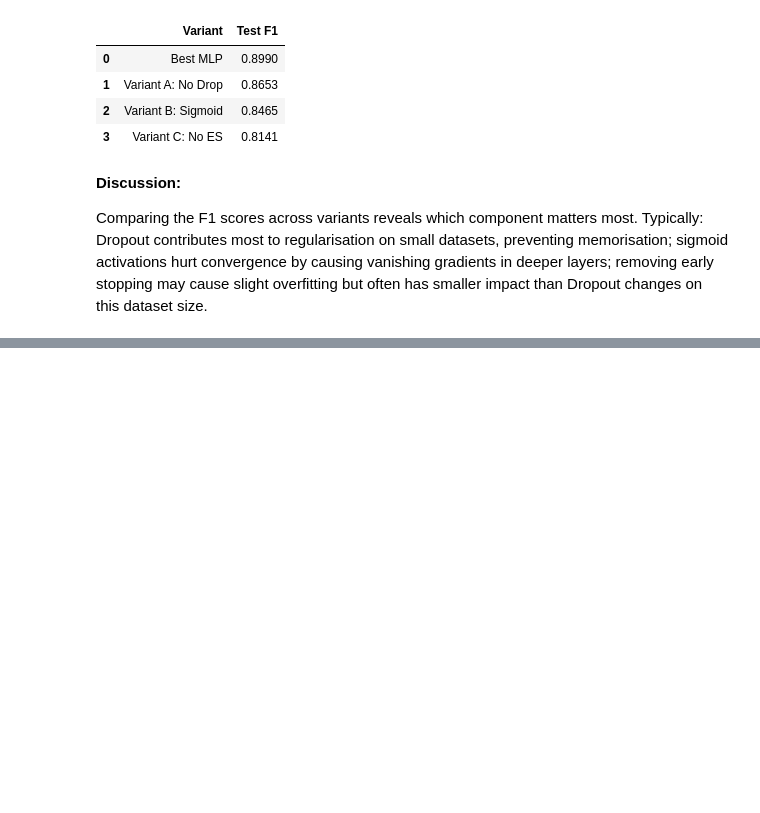
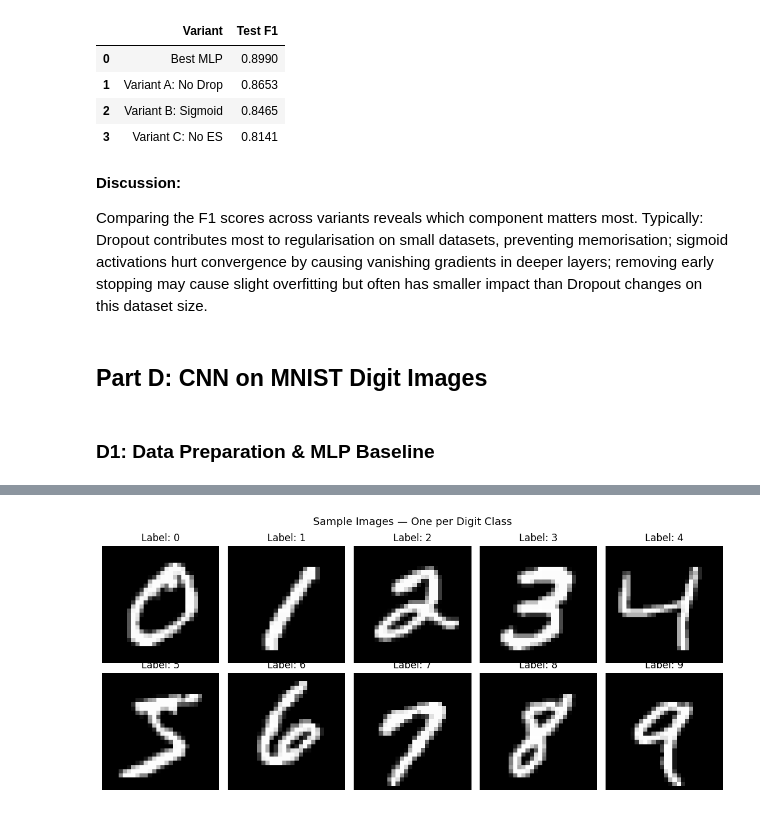
Before and after one commit to Ishmal-fa/cardioai-heart-disease-ml-pipeline, a Jupyter notebook: heart_disease_ml_pipeline.ipynb, the cells around one changed output, grey strips where cells are left out. Drawn from its saved outputs; the diff is of its cells as text; code cells hidden in the pictures; blank space fills up the shorter version.

Commit message:
Add MNIST preprocessing, sample visualization, and MLP baseline

```diff
--- a/heart_disease_ml_pipeline.ipynb
+++ b/heart_disease_ml_pipeline.ipynb
@@ -965,3 +965,43 @@ Typically: Dropout contributes most to regularisation on small datasets, prevent
 memorisation; sigmoid activations hurt convergence by causing vanishing gradients
 in deeper layers; removing early stopping may cause slight overfitting but often
 has smaller impact than Dropout changes on this dataset size.
+# %% [markdown]
+## Part D: CNN on MNIST Digit Images
+# %% [markdown]
+### D1: Data Preparation & MLP Baseline
+# %%
+from tensorflow.keras.datasets import mnist
+from tensorflow.keras.utils import to_categorical
+
+(X_mnist_train, y_mnist_train), (X_mnist_test, y_mnist_test) = mnist.load_data()
+
+# Use subset: first 12000 train, 2000 test
+X_mnist_train = X_mnist_train[:12000]
+y_mnist_train = y_mnist_train[:12000]
+X_mnist_test  = X_mnist_test[:2000]
+y_mnist_test  = y_mnist_test[:2000]
+
+# Normalise to [0,1]
+X_mnist_train = X_mnist_train.astype(np.float32) / 255.0
+X_mnist_test  = X_mnist_test.astype(np.float32)  / 255.0
+
+# Reshape for CNN (28,28,1)
+X_cnn_train = X_mnist_train.reshape(-1, 28, 28, 1)
+X_cnn_test  = X_mnist_test.reshape(-1, 28, 28, 1)
+
+y_cat_train = to_categorical(y_mnist_train, 10)
+y_cat_test  = to_categorical(y_mnist_test,  10)
+
+print(f'Train: {X_cnn_train.shape}, Test: {X_cnn_test.shape}')
+
+# Display 5x2 grid of sample digits
+fig, axes = plt.subplots(2, 5, figsize=(11, 5))
+for digit in range(10):
+    idx = np.where(y_mnist_train == digit)[0][0]
+    ax = axes[digit // 5][digit % 5]
+    ax.imshow(X_mnist_train[idx], cmap='gray')
+    ax.set_title(f'Label: {digit}')
+    ax.axis('off')
+plt.suptitle('Sample Images — One per Digit Class', fontsize=13)
+plt.tight_layout(); plt.show()
+# %% [output]
@@ -967,0 +1011 @@ has smaller impact than Dropout changes on this dataset size.
+[figure, added]
```
Also changed, not shown: parts of 2 cells of this notebook.
